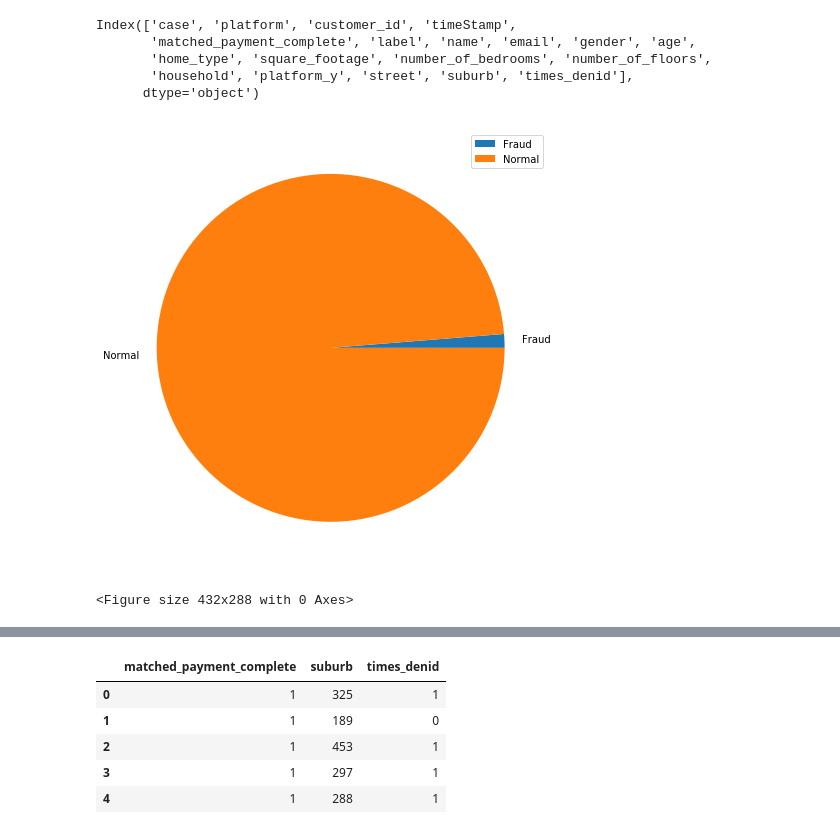
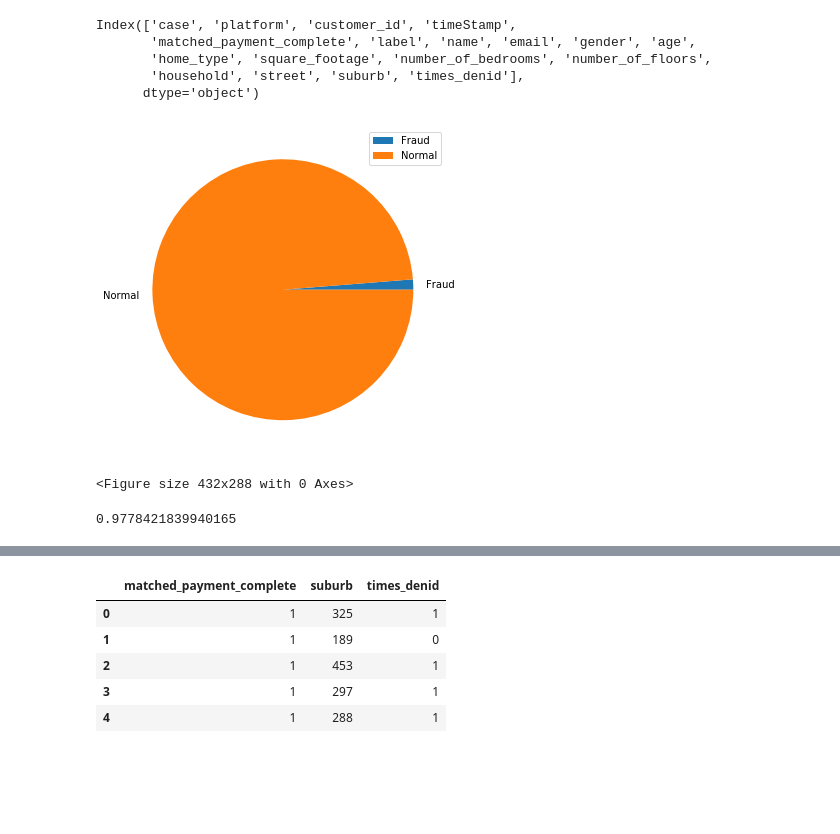
Before and after one commit to jerryUNSW/fraud_detect, a Jupyter notebook: Modeling.ipynb, the cells around one changed output, grey strips where cells are left out. Drawn from its saved outputs; the diff is of its cells as text; code cells hidden in the pictures; blank space fills up the shorter version.

```diff
--- a/Modeling.ipynb
+++ b/Modeling.ipynb
@@ -14,7 +20,7 @@ final = pd.read_csv("final.csv",
                              names = ['case' ,'platform', 'customer_id', 'timeStamp',
                                       'matched_payment_complete', 'label', 'name', 'email', 'gender', 'age',
                                       'home_type', 'square_footage', 'number_of_bedrooms', 'number_of_floors',
-                                      'household', 'platform_y', 'street', 'suburb'])
+                                      'household',  'street', 'suburb'])
 
 final['times_denid']=final.groupby('customer_id')['label'].cumsum()
 final.columns
@@ -22,16 +28,22 @@ final.columns
 Index(['case', 'platform', 'customer_id', 'timeStamp',
        'matched_payment_complete', 'label', 'name', 'email', 'gender', 'age',
        'home_type', 'square_footage', 'number_of_bedrooms', 'number_of_floors',
-       'household', 'platform_y', 'street', 'suburb', 'times_denid'],
+       'household', 'street', 'suburb', 'times_denid'],
       dtype='object')
 # %%
 # plot a pie chart displaying the proportion of fraudulent claims
 df = pd.DataFrame([final.label.sum(),final.label.shape[0]-final.label.sum()], index=['Fraud', 'Normal'], columns=[""])
-df.plot(kind='pie', subplots=True, figsize=(8, 8))
+df.plot(kind='pie', subplots=True, figsize=(6, 6))
 fig = plt.gcf()
 plt.show()
 plt.draw()
 fig.savefig('fraud_vs_normal.png', dpi=100)
 # %% [output]
-[figure, old version]
+[figure, new version]
 <Figure size 432x288 with 0 Axes>
+# %%
+a = final[(final.label ==1) & (final.times_denid >0)].shape[0]
+b = final[ (final.times_denid >0)].shape[0]
+a/b
+# %% [output]
+0.9778421839940165
```
Also changed, not shown: parts of 13 cells of this notebook, 19 other files.
